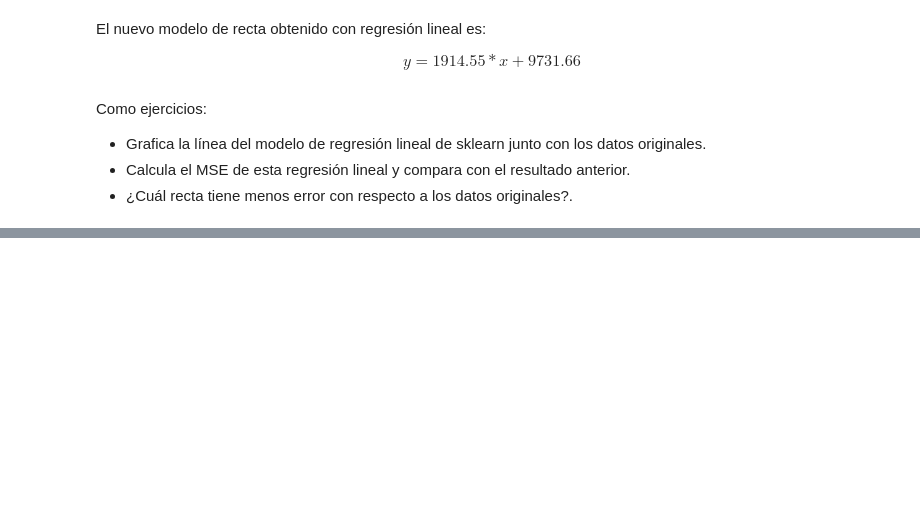
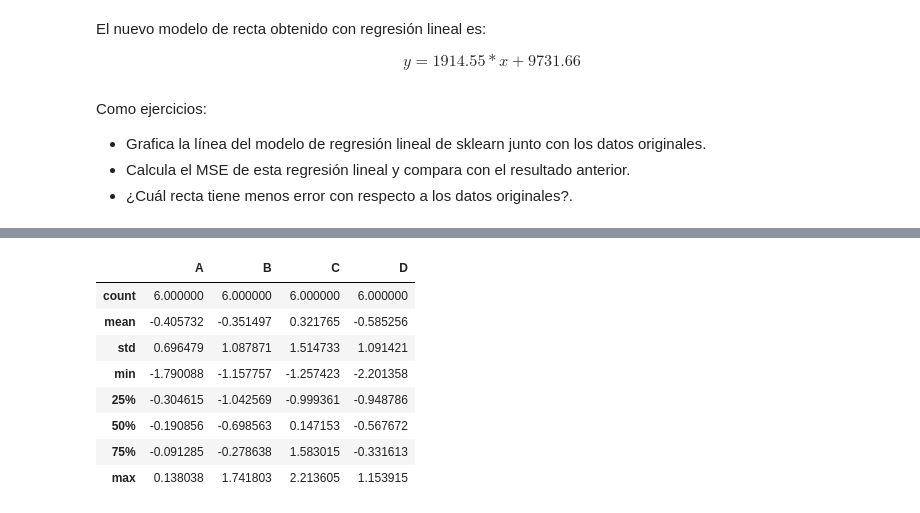
Before and after one commit to jesusrevilla/2022Q2GO-Bootcamp, a Jupyter notebook: Minería_de_Datos.ipynb, the cells around one changed output, grey strips where cells are left out. Saved outputs shown, nothing was run; the diff lists cells and outputs as text; code cells hidden in the pictures; blank space fills up the shorter version.

```diff
--- a/Minería_de_Datos.ipynb
+++ b/Minería_de_Datos.ipynb
@@ -771,0 +789,3 @@ Como ejercicios:
+# %%
+dates = pd.date_range("20130101", periods=6)
+dates
@@ -771,0 +796,3 @@ Como ejercicios:
+# %%
+df = pd.DataFrame(np.random.randn(6, 4), index=dates, columns=list('ABCD'))
+df
@@ -771,0 +888,12 @@ Como ejercicios:
+# %%
+df.describe()
+# %% [output]
+|  | A | B | C | D |
+| count | 6.000000 | 6.000000 | 6.000000 | 6.000000 |
+| mean | -0.405732 | -0.351497 | 0.321765 | -0.585256 |
+| std | 0.696479 | 1.087871 | 1.514733 | 1.091421 |
+| min | -1.790088 | -1.157757 | -1.257423 | -2.201358 |
+| 25% | -0.304615 | -1.042569 | -0.999361 | -0.948786 |
+| 50% | -0.190856 | -0.698563 | 0.147153 | -0.567672 |
+| 75% | -0.091285 | -0.278638 | 1.583015 | -0.331613 |
+| max | 0.138038 | 1.741803 | 2.213605 | 1.153915 |
```
Also changed, not shown: parts of 22 cells of this notebook.
